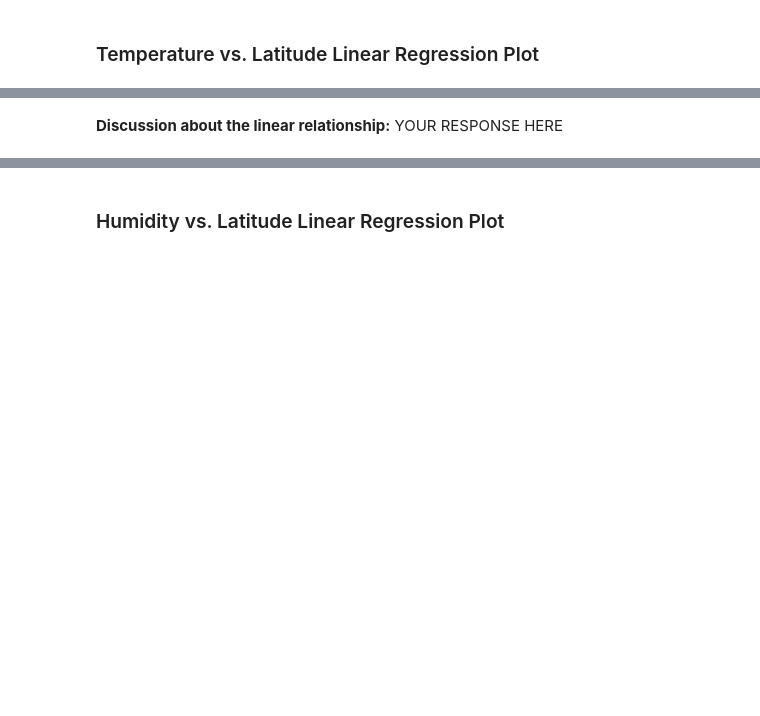
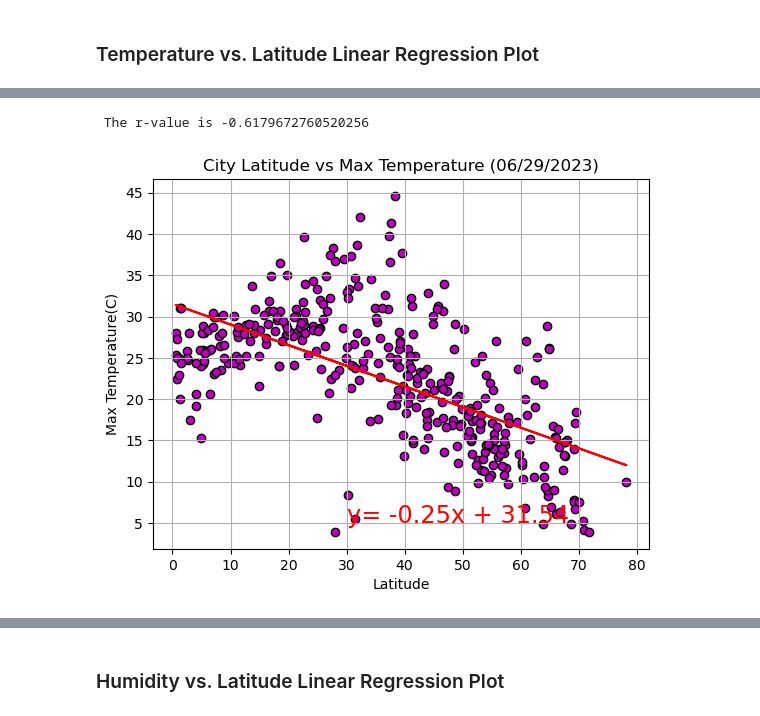
Before and after one commit to Freemark0211/World_Weather_Analysis, a Jupyter notebook: WeatherPy/WeatherPy.ipynb, the cells around one changed output, grey strips where cells are left out. Drawn from its saved outputs; the diff is of its cells as text; code cells hidden in the pictures; blank space fills up the shorter version.

```diff
--- a/WeatherPy/WeatherPy.ipynb
+++ b/WeatherPy/WeatherPy.ipynb
@@ -370,2 +342,35 @@ The r-value is: 0.4121057168607245
-# %% [markdown]
-**Discussion about the linear relationship:** YOUR RESPONSE HERE
+# %%
+# Linear regression on Northern Hemisphere
+x = northern_hemi_df['Lat']
+y = northern_hemi_df['Max Temp']
+lreg = linregression(x,y)
+r = lreg.rvalue
+rsq = r**2
+int = round(lreg.intercept, 2)
+slope = round(lreg.slope, 2)
+line_eq = f"y= {slope}x + {int}"
+
+plt.scatter(x,y, color = 'm',edgecolors = 'k')
+
+# Incorporate the other graph properties
+plt.ylabel('Max Temperature(C)')
+plt.xlabel("Latitude")
+plt.title('City Latitude vs Max Temperature (06/29/2023)')
+plt.grid()
+
+# plot linear regression line
+plt.plot(x, int + slope*x, 'r')
+
+# place linear reg equation on plot
+plt.text(30,5, line_eq, size='xx-large', color = 'r')
+
+
+# Save the figure
+plt.savefig("output_data/FigA.png")
+
+# Show plot
+print(f" The r-value is {r}")
+plt.show()
+# %% [output]
+ The r-value is -0.6179672760520256
+[figure, added]
```
Also changed, not shown: parts of 34 cells of this notebook, 13 other files.
